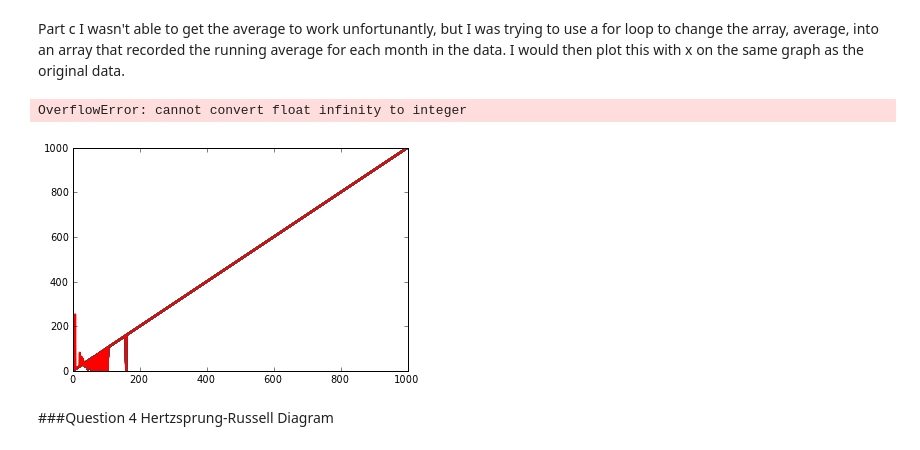
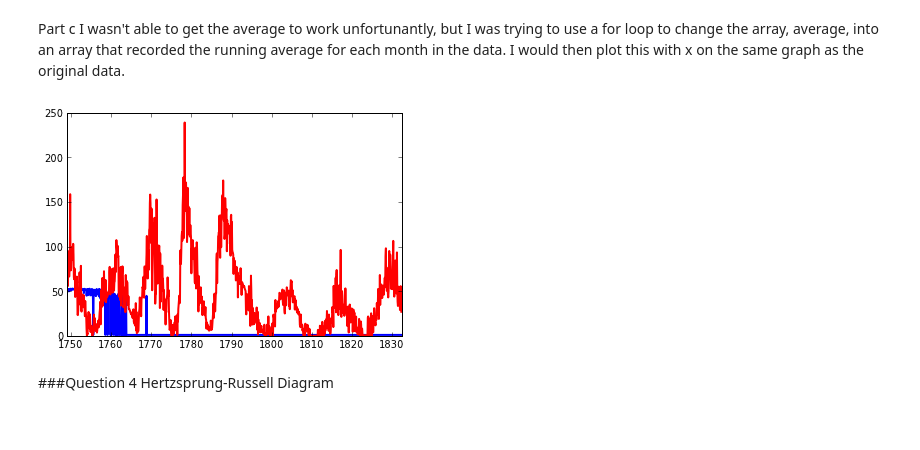
Before and after one commit to bcoit/Phys202-S13, a Jupyter notebook: Week3/GraphicsEx2.ipynb, the cells around one changed output. Saved outputs shown, nothing was run; the diff lists cells and outputs as text; code cells hidden in the pictures.

```diff
--- a/Week3/GraphicsEx2.ipynb
+++ b/Week3/GraphicsEx2.ipynb
@@ -77,21 +77,22 @@ Part c
 I wasn't able to get the average to work unfortunantly, but I was trying to use a for loop to change the array, average, into an array that
 recorded the running average for each month in the data.  I would then plot this with x on the same graph as the original data.
 # %%
-x = data[1:1000,0]
-y = data[1:1000,1]
+x = data[0:1000,0]
+y = data[0:1000,1]
 total = 0
-average = arange(1,1000)
+count = 0
+average = np.ones(1000)
 for i in y:
     total += y[i]
-    average[i] = total/i
-    plot (x,average,linewidth=2)
+    count += 1
+    average[i] = total/count
+plot (x,average,linewidth=2,color='blue')
 
-plot (x,y,linewidth=2)
+plot (x,y,linewidth=2,color='red')
 xticks(arange(12, 1000, 120), ('1750','1760','1770','1780','1790','1800','1810','1820','1830'))
 show()
 # %% [output]
-OverflowError: cannot convert float infinity to integer
-[figure, old version]
+[figure, new version]
 # %% [markdown]
 ###Question 4
 Hertzsprung-Russell Diagram
```
Also changed, not shown: parts of 1 cell of this notebook, 1 other file.
